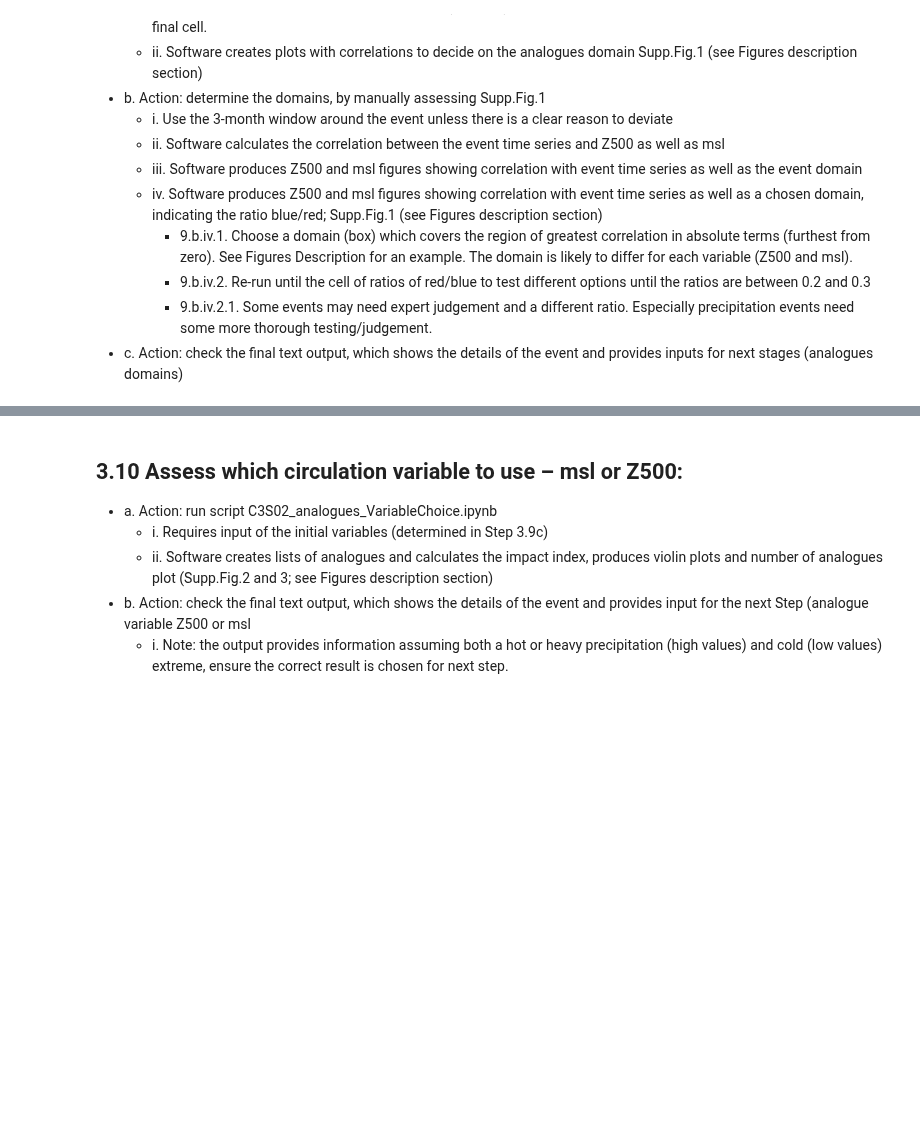
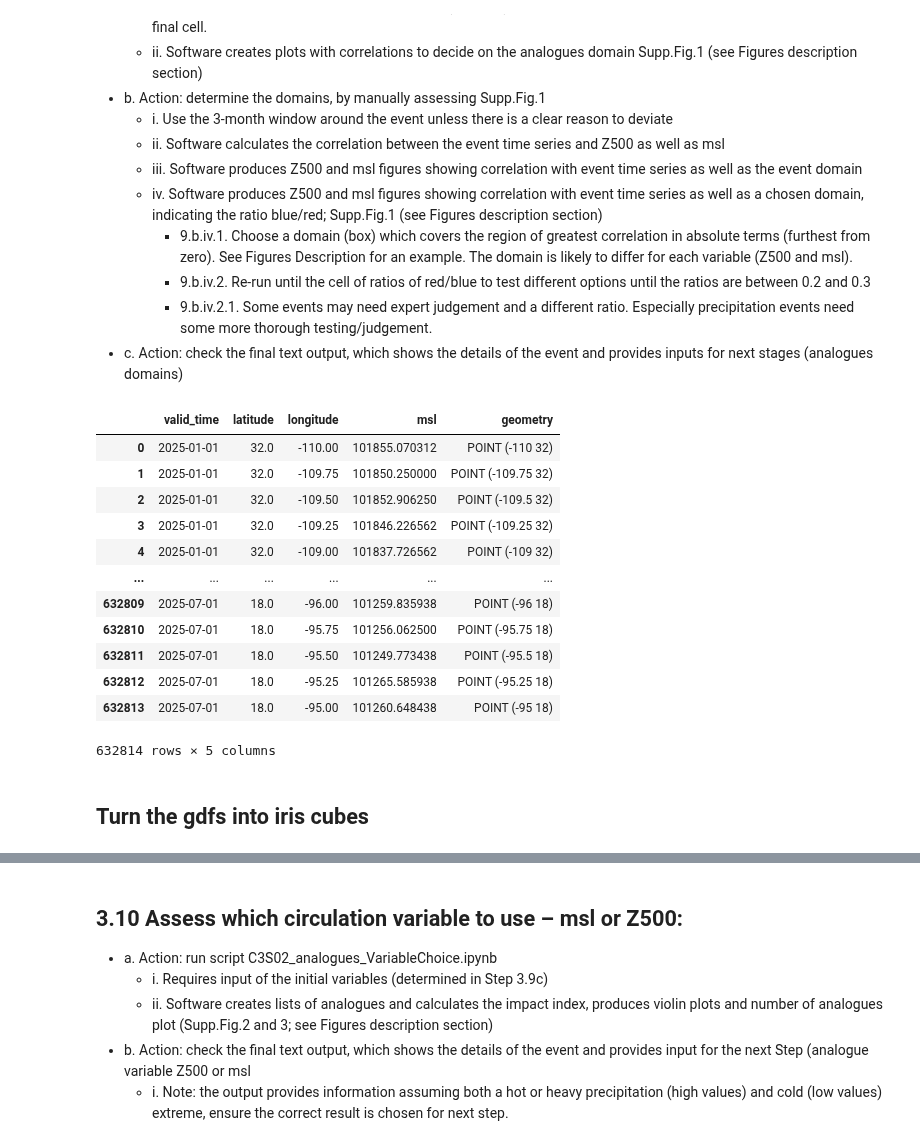
Before and after one commit to izpinto/c3s-451, a Jupyter notebook: library/C3S_CirculationAnalogues.ipynb, the cells around one changed output, grey strips where cells are left out. Saved outputs shown, nothing was run; the diff lists cells and outputs as text; code cells hidden in the pictures; blank space fills up the shorter version.

```diff
--- a/library/C3S_CirculationAnalogues.ipynb
+++ b/library/C3S_CirculationAnalogues.ipynb
@@ -44,3 +52,16 @@ import os
+# %%
+# Api key used for the DataClient, replace with your own API key from the C3S Climate Data Store
+################# (User selection) ###################
+your_api_key = '98256e82-4de4-4cc1-8087-faebb5c2e4ae'
+######################################################
+
+# Directory you wish to store output files in. using ../ specifies the parent directory
+CURRENT_DIRECTORY = os.getcwd() # do not touch, __file__ specifies the current directory of the file
+
+################# (User selection) ###################
+your_save_directory = os.path.abspath(os.path.join(CURRENT_DIRECTORY, "../data"))   # change ../data to your desired directory
+######################################################
+os.makedirs(your_save_directory, exist_ok=True) # create directory if it does not exist
 # %% [markdown]
 ## 3.8 Make sure the software reads the four key variables from the event definition (probabilistic attribution):
 - a. Event date, this is a single day. This should be the date where the hazard has the highest magnitude. This needs a manual decision based on the event definition of the probabilistic attribution, see figures from Step 2.13
@@ -55,0 +84,21 @@ parameter = "Tmean"
+# %%
+# shapefile location
+studyregion_file = os.path.join(your_save_directory, "sf_studyregion.shp")
+
+# import shapefile as gdf
+studyregion = gpd.read_file(studyregion_file)
+
+# extract the polygons
+polygons = studyregion.geometry
+
+# get daily data for region (world?) and time period 1950 - 2025?
+start_period = datetime(2025, 1, 1) # for testing
+end_period = datetime(2025, 7, 1)
+region = (-180, -90, 180, 90) # global
+
+# daily variable data
+gr_daily = DataClient(your_api_key, beacon_cache_url='https://beacon-era5.maris.nl/').GET(parameter=parameter, bbox=bbox, time_range=(start_period, end_period), to_unit="c")
+# daily z500 data
+z500_daily = DataClient(your_api_key, beacon_cache_url='https://beacon-era5.maris.nl/').GET(parameter="z500", bbox=bbox, time_range=(start_period, end_period), to_unit="c")
+# daily slp data
+slp_daily = DataClient(your_api_key, beacon_cache_url='https://beacon-era5.maris.nl/').GET(parameter="slp", bbox=bbox, time_range=(start_period, end_period), to_unit="c")
@@ -67,3 +134,21 @@ parameter = "Tmean"
         - 9.b.iv.2. Re-run until the cell of ratios of red/blue to test different options until the ratios are between 0.2 and 0.3
         - 9.b.iv.2.1. Some events may need expert judgement and a different ratio. Especially precipitation events need some more thorough testing/judgement.
 - c. Action: check the final text output, which shows the details of the event and provides inputs for next stages (analogues domains)
+# %%
+slp_daily
+# %% [output]
+|  | valid_time | latitude | longitude | msl | geometry |
+| 0 | 2025-01-01 | 32.0 | -110.00 | 101855.070312 | POINT (-110 32) |
+| 1 | 2025-01-01 | 32.0 | -109.75 | 101850.250000 | POINT (-109.75 32) |
+| 2 | 2025-01-01 | 32.0 | -109.50 | 101852.906250 | POINT (-109.5 32) |
+| 3 | 2025-01-01 | 32.0 | -109.25 | 101846.226562 | POINT (-109.25 32) |
+| 4 | 2025-01-01 | 32.0 | -109.00 | 101837.726562 | POINT (-109 32) |
+| ... | ... | ... | ... | ... | ... |
+| 632809 | 2025-07-01 | 18.0 | -96.00 | 101259.835938 | POINT (-96 18) |
+| 632810 | 2025-07-01 | 18.0 | -95.75 | 101256.062500 | POINT (-95.75 18) |
+| 632811 | 2025-07-01 | 18.0 | -95.50 | 101249.773438 | POINT (-95.5 18) |
+| 632812 | 2025-07-01 | 18.0 | -95.25 | 101265.585938 | POINT (-95.25 18) |
+| 632813 | 2025-07-01 | 18.0 | -95.00 | 101260.648438 | POINT (-95 18) |
+632814 rows × 5 columns
+# %% [markdown]
+## Turn the gdfs into iris cubes
```
Also changed, not shown: parts of 14 cells of this notebook, 3 other files.
